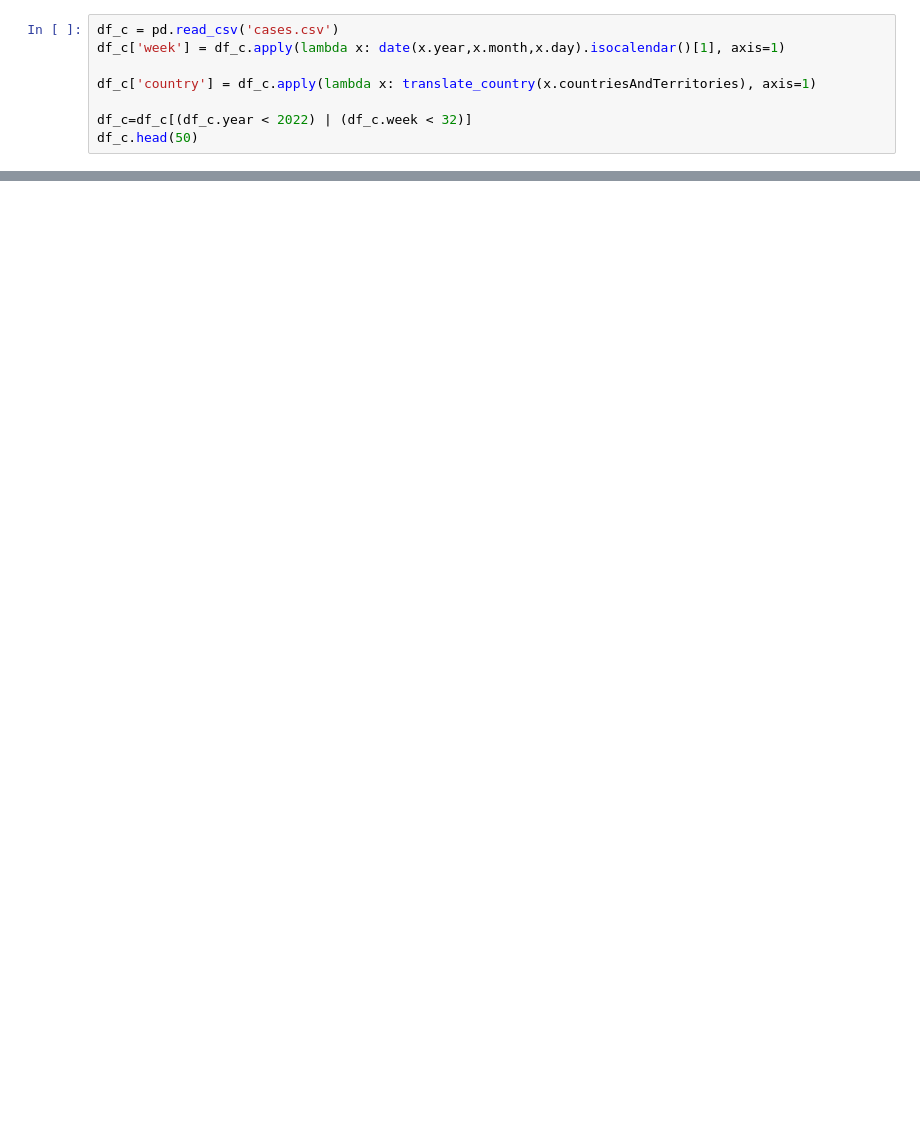
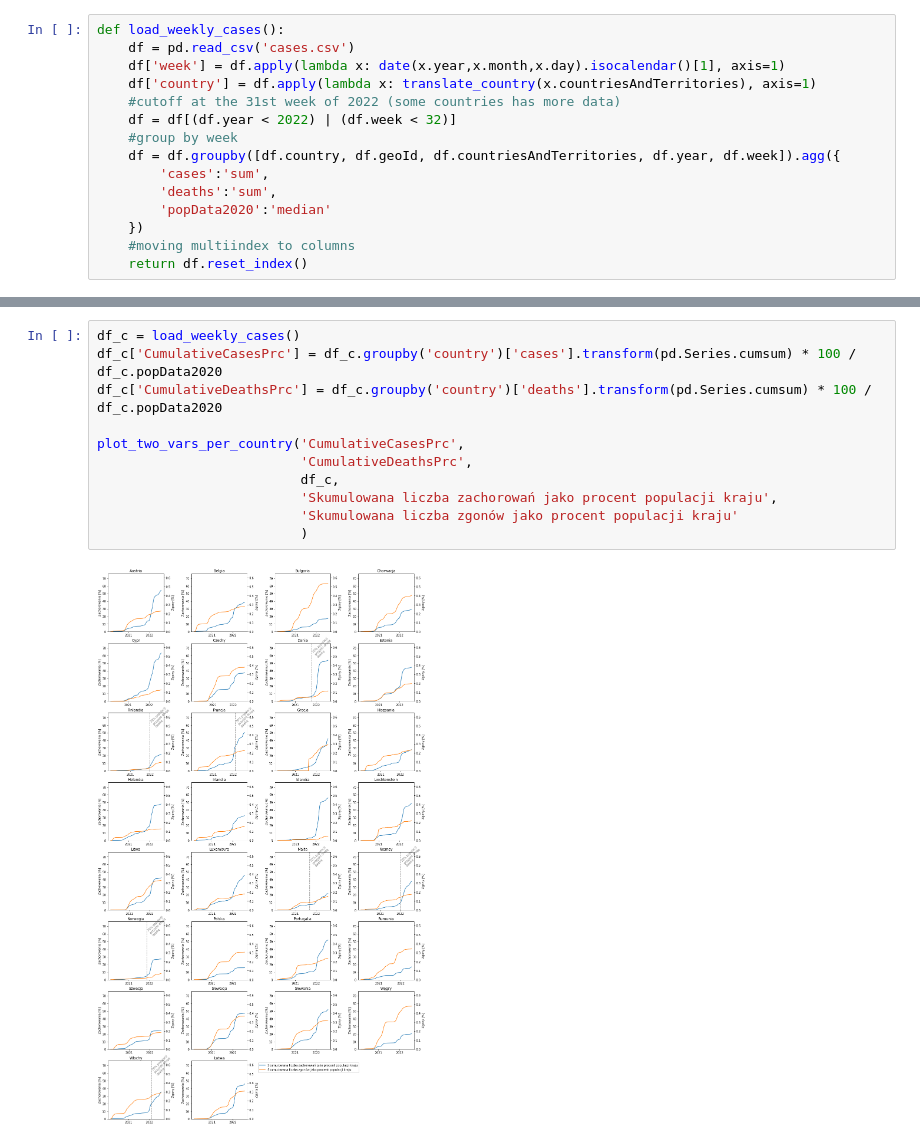
Before and after one commit to mjureczko/covid-statistics, a Jupyter notebook: covid_stats.ipynb, the cells around one changed output, grey strips where cells are left out. Saved outputs shown, nothing was run; the diff lists cells and outputs as text; blank space fills up the shorter version.

```diff
--- a/covid_stats.ipynb
+++ b/covid_stats.ipynb
@@ -62,8 +124,15 @@ def translate_country(country):
 # %%
-df_c = pd.read_csv('cases.csv')
-df_c['week'] = df_c.apply(lambda x: date(x.year,x.month,x.day).isocalendar()[1], axis=1)
-
-df_c['country'] = df_c.apply(lambda x: translate_country(x.countriesAndTerritories), axis=1)
-
-df_c=df_c[(df_c.year < 2022) | (df_c.week < 32)]
-df_c.head(50)
+def load_weekly_cases():
+    df = pd.read_csv('cases.csv')
+    df['week'] = df.apply(lambda x: date(x.year,x.month,x.day).isocalendar()[1], axis=1)
+    df['country'] = df.apply(lambda x: translate_country(x.countriesAndTerritories), axis=1)
+    #cutoff at the 31st week of 2022 (some countries has more data)
+    df = df[(df.year < 2022) | (df.week < 32)]
+    #group by week
+    df = df.groupby([df.country, df.geoId, df.countriesAndTerritories, df.year, df.week]).agg({
+        'cases':'sum',
+        'deaths':'sum',
+        'popData2020':'median'
+    })
+    #moving multiindex to columns
+    return df.reset_index()
@@ -206,0 +263,13 @@ Grupy zostały zdefiniowane tak aby różnica pomiędzy nimi była istotna, w ef
+# %%
+df_c = load_weekly_cases()
+df_c['CumulativeCasesPrc'] = df_c.groupby('country')['cases'].transform(pd.Series.cumsum) * 100 / df_c.popData2020
+df_c['CumulativeDeathsPrc'] = df_c.groupby('country')['deaths'].transform(pd.Series.cumsum) * 100 / df_c.popData2020
+
+plot_two_vars_per_country('CumulativeCasesPrc',
+                          'CumulativeDeathsPrc',
+                          df_c,
+                          'Skumulowana liczba zachorowań jako procent populacji kraju',
+                          'Skumulowana liczba zgonów jako procent populacji kraju'
+                          )
+# %% [output]
+[figure, added]
```
Also changed, not shown: parts of 27 cells of this notebook.
